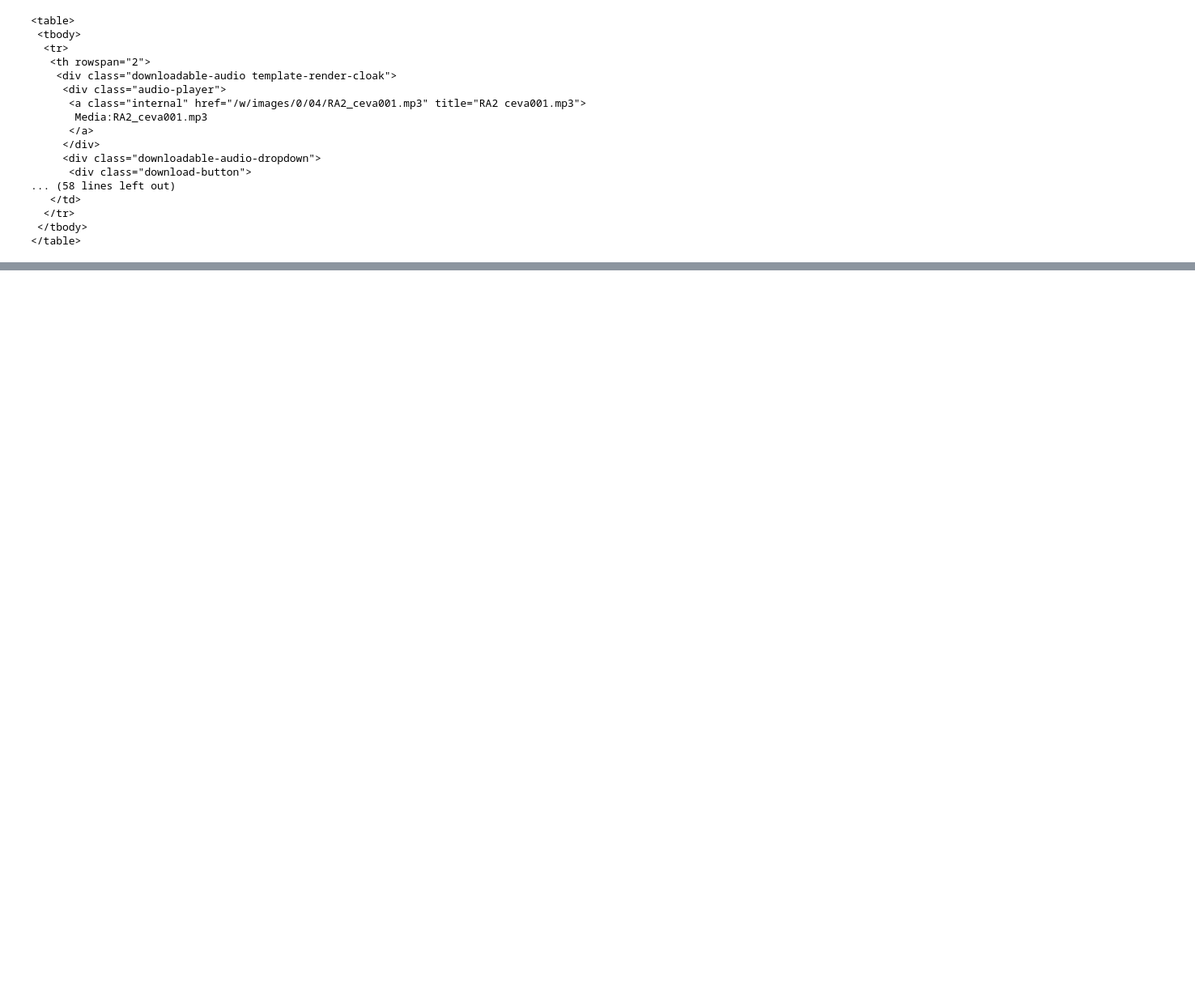
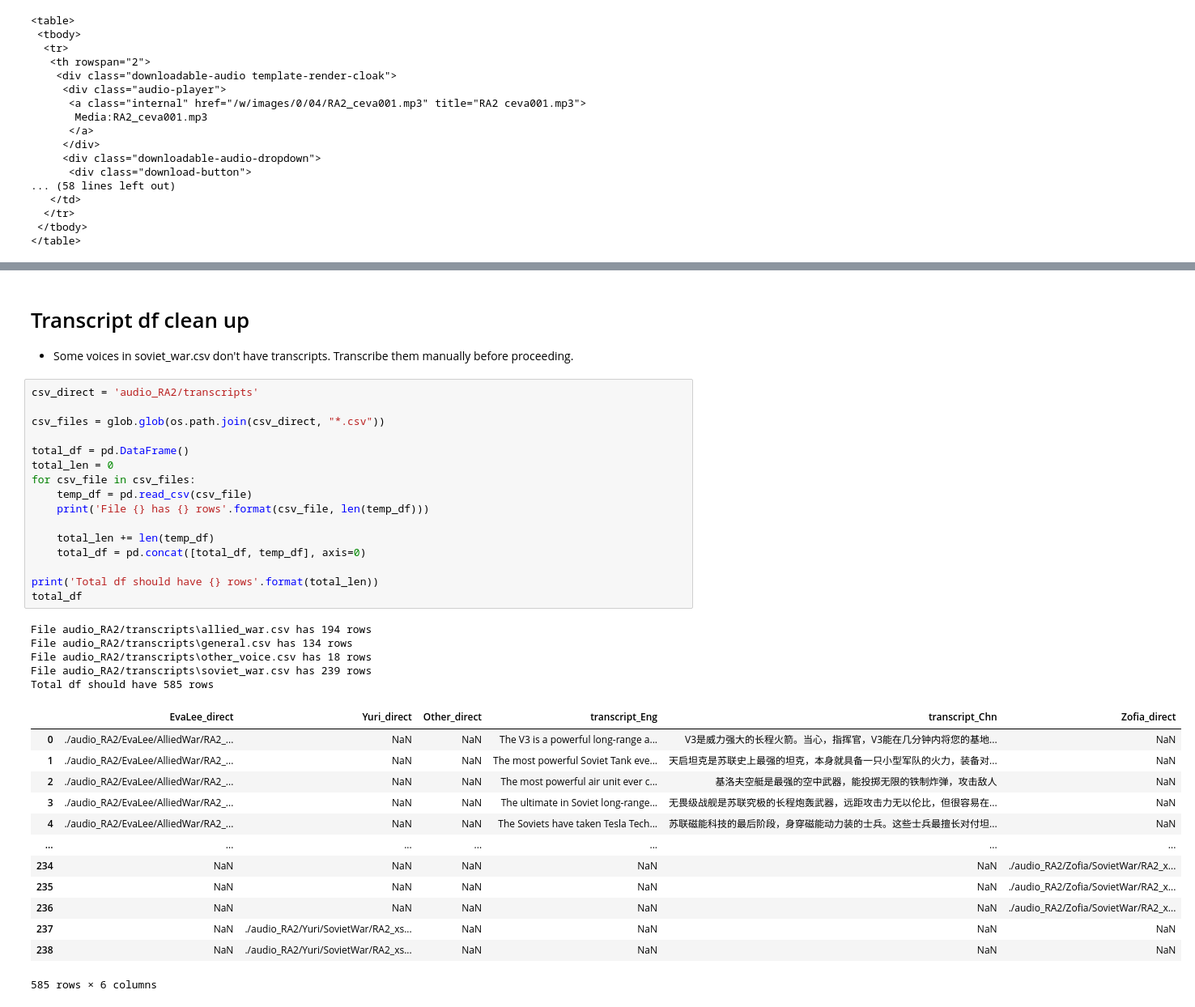
Before and after one commit to junqilu/AudioManipulation, a Jupyter notebook: download_red_alert_voices.ipynb, the cells around one changed output, grey strips where cells are left out. Shown at 81% size. Cells and saved outputs as stored; diff of their text form; blank space fills up the shorter version.

Commit message:
Finished downloading all the voices

```diff
--- a/download_red_alert_voices.ipynb
+++ b/download_red_alert_voices.ipynb
@@ -200,0 +774,39 @@ general_df.to_csv('./audio_RA2/transcripts/general.csv',
+# %% [markdown]
+# Transcript df clean up
+* Some voices in soviet_war.csv don't have transcripts. Transcribe them
+manually before proceeding.
+# %%
+csv_direct = 'audio_RA2/transcripts'
+
+csv_files = glob.glob(os.path.join(csv_direct, "*.csv"))
+
+total_df = pd.DataFrame()
+total_len = 0
+for csv_file in csv_files:
+    temp_df = pd.read_csv(csv_file)
+    print('File {} has {} rows'.format(csv_file, len(temp_df)))
+
+    total_len += len(temp_df)
+    total_df = pd.concat([total_df, temp_df], axis=0)
+
+print('Total df should have {} rows'.format(total_len))
+total_df
+# %% [output]
+File audio_RA2/transcripts\allied_war.csv has 194 rows
+File audio_RA2/transcripts\general.csv has 134 rows
+File audio_RA2/transcripts\other_voice.csv has 18 rows
+File audio_RA2/transcripts\soviet_war.csv has 239 rows
+Total df should have 585 rows
+|  | EvaLee_direct | Yuri_direct | Other_direct | transcript_Eng | transcript_Chn | Zofia_direct |
+| 0 | ./audio_RA2/EvaLee/AlliedWar/RA2_... | NaN | NaN | The V3 is a powerful long-range a... | V3是威力强大的长程火箭。当心，指挥官，V3能在几分钟内将您的基地... | NaN |
+| 1 | ./audio_RA2/EvaLee/AlliedWar/RA2_... | NaN | NaN | The most powerful Soviet Tank eve... | 天启坦克是苏联史上最强的坦克，本身就具备一只小型军队的火力，装备对... | NaN |
+| 2 | ./audio_RA2/EvaLee/AlliedWar/RA2_... | NaN | NaN | The most powerful air unit ever c... | 基洛夫空艇是最强的空中武器，能投掷无限的铁制炸弹，攻击敌人 | NaN |
+| 3 | ./audio_RA2/EvaLee/AlliedWar/RA2_... | NaN | NaN | The ultimate in Soviet long-range... | 无畏级战舰是苏联究极的长程炮轰武器，远距攻击力无以伦比，但很容易在... | NaN |
+| 4 | ./audio_RA2/EvaLee/AlliedWar/RA2_... | NaN | NaN | The Soviets have taken Tesla Tech... | 苏联磁能科技的最后阶段，身穿磁能动力装的士兵。这些士兵最擅长对付坦... | NaN |
+| ... | ... | ... | ... | ... | ... | ... |
+| 234 | NaN | NaN | NaN | NaN | NaN | ./audio_RA2/Zofia/SovietWar/RA2_x... |
+| 235 | NaN | NaN | NaN | NaN | NaN | ./audio_RA2/Zofia/SovietWar/RA2_x... |
+| 236 | NaN | NaN | NaN | NaN | NaN | ./audio_RA2/Zofia/SovietWar/RA2_x... |
+| 237 | NaN | ./audio_RA2/Yuri/SovietWar/RA2_xs... | NaN | NaN | NaN | NaN |
+| 238 | NaN | ./audio_RA2/Yuri/SovietWar/RA2_xs... | NaN | NaN | NaN | NaN |
+585 rows × 6 columns
```
Also changed, not shown: parts of 41 cells of this notebook.
